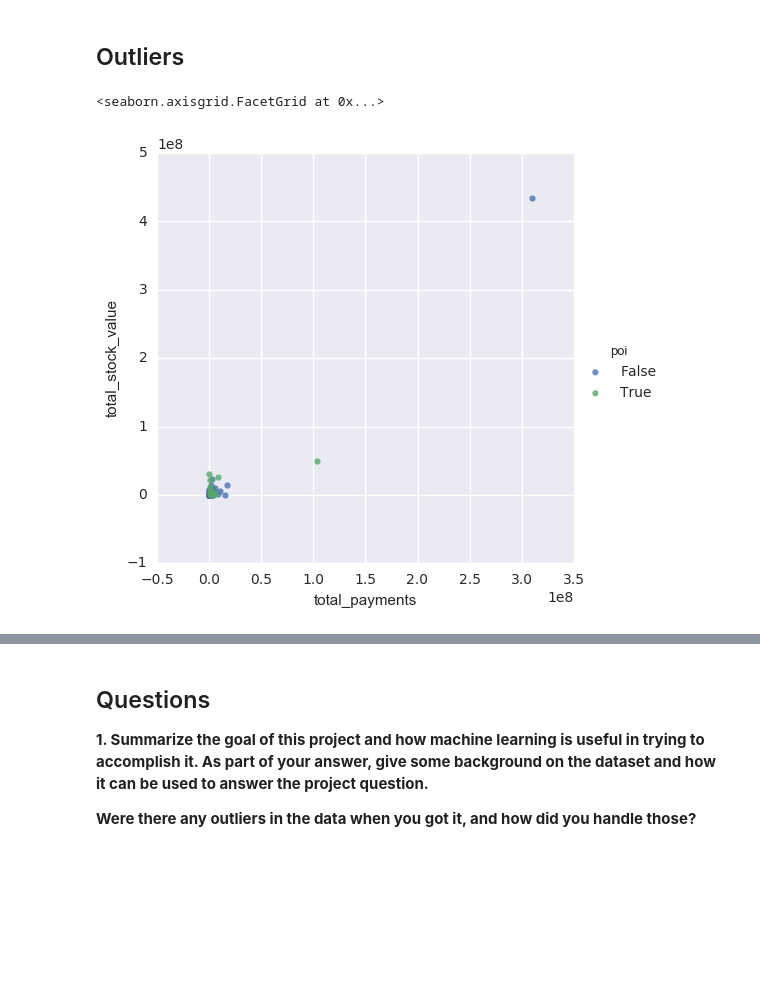
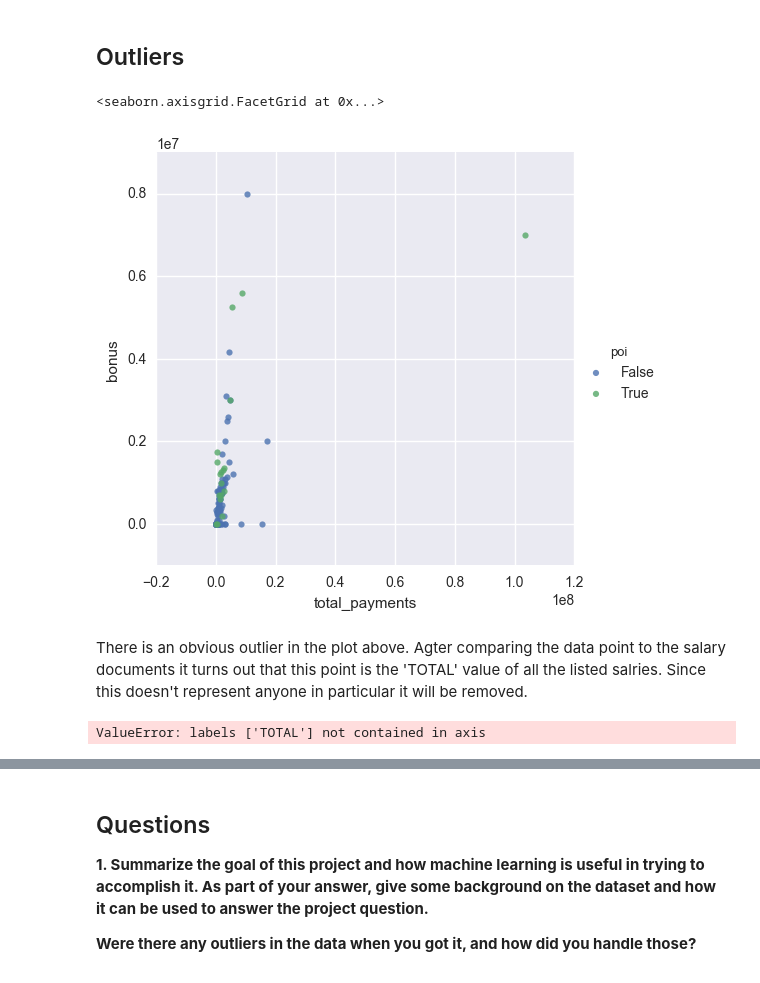
Before and after one commit to sian-nadin/enron_fraud, a Jupyter notebook: Enron Fraud.ipynb, the cells around one changed output, grey strips where cells are left out. Saved outputs shown, nothing was run; the diff lists cells and outputs as text; code cells hidden in the pictures; blank space fills up the shorter version.

Commit message:
remove outliers

```diff
--- a/Enron Fraud.ipynb
+++ b/Enron Fraud.ipynb
@@ -70,4 +70,5 @@ The number of NaN payments is: 21
 The NaN's found in the financial data could be interpreted as 0. Looking at the insider pay document we can see that some employees have 0 listed for their bonus. Therefore I will replace the NaNs in the financial data with 0s.
 # %%
 financial_features = ['salary', 'deferral_payments', 'total_payments', 'loan_advances', 'bonus', 'restricted_stock_deferred', 'deferred_income', 'total_stock_value', 'expenses', 'exercised_stock_options', 'other', 'long_term_incentive', 'restricted_stock', 'director_fees']
+df = df.replace('NaN', np.nan)
 df[financial_features] = df[financial_features].fillna(0)
@@ -84,10 +85,16 @@ print counter
 # %% [markdown]
 ## Outliers
 # %%
-sns.lmplot('total_payments', 'total_stock_value',
+sns.lmplot('total_payments', 'bonus',
            data=df,
            fit_reg=False,
            hue='poi')
 # %% [output]
 <seaborn.axisgrid.FacetGrid at 0x...>
-[figure, old version]
+[figure, new version]
+# %% [markdown]
+There is an obvious outlier in the plot above. Agter comparing the data point to the salary documents it turns out that this point is the 'TOTAL' value of all the listed salries. Since this doesn't represent anyone in particular it will be removed.
+# %%
+df = df.drop('TOTAL')
+# %% [output]
+ValueError: labels ['TOTAL'] not contained in axis
```
Also changed, not shown: parts of 7 cells of this notebook.
